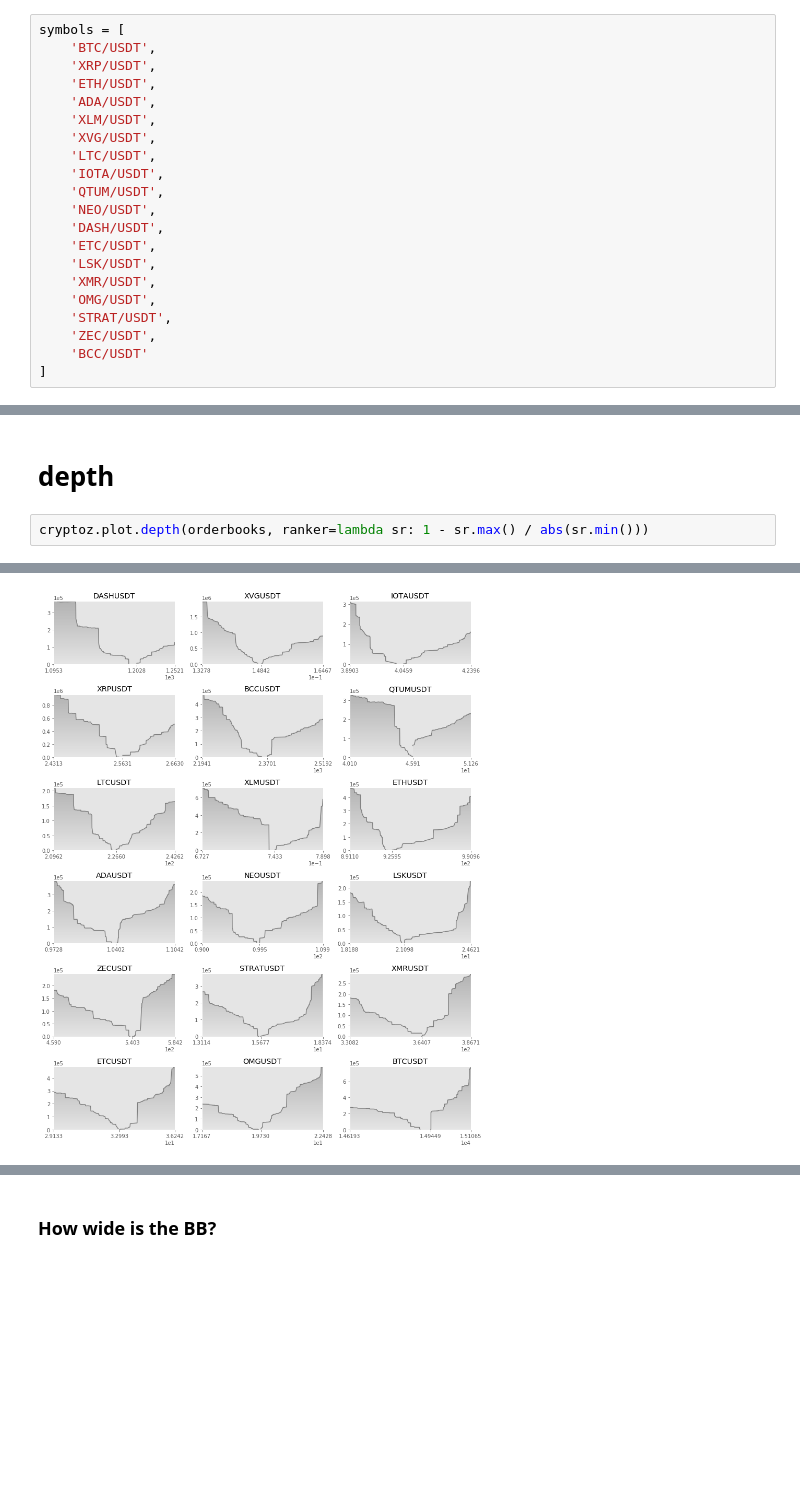
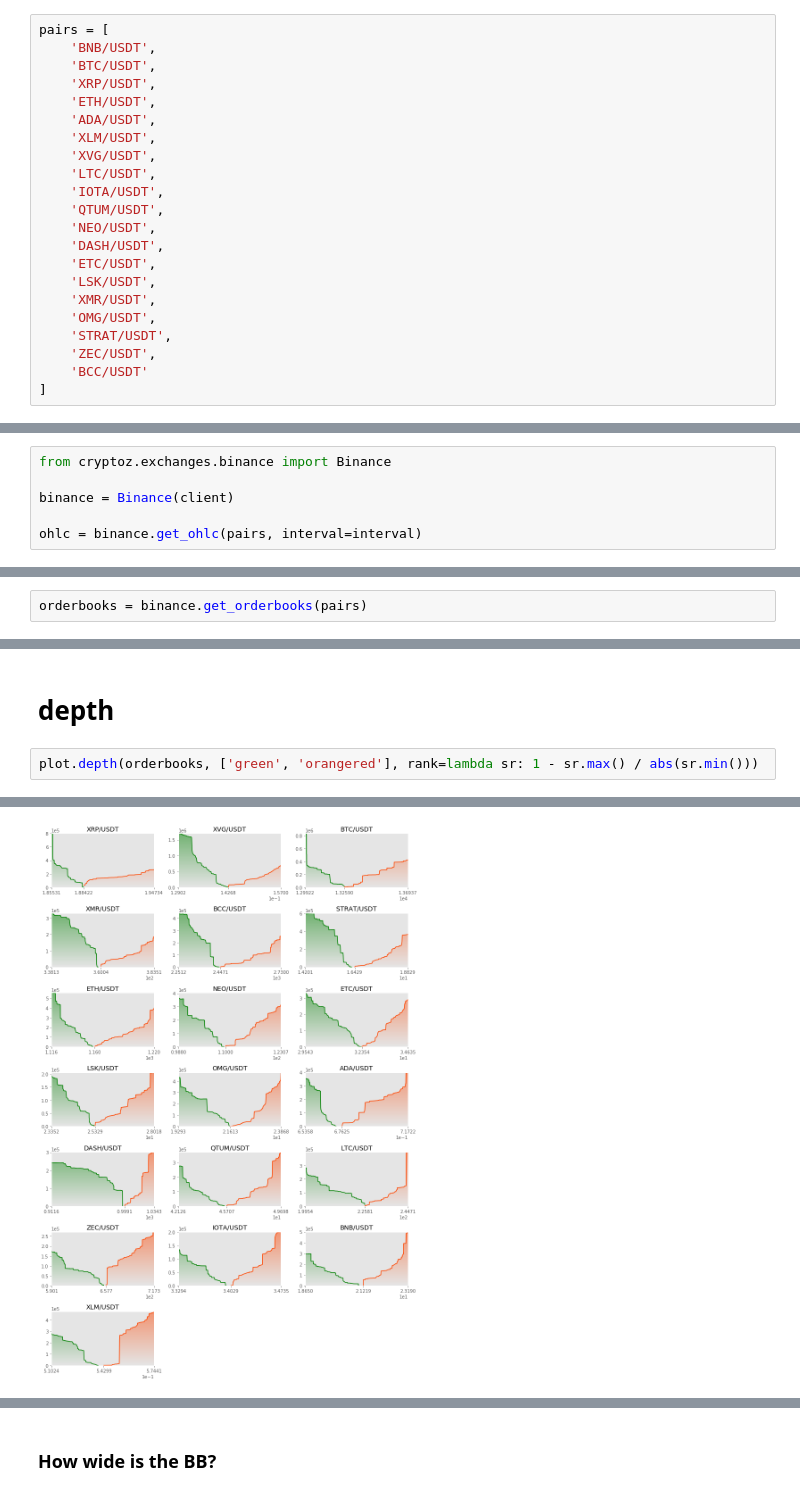
Before and after one commit to Sahanduiuc/cryptoz, a Jupyter notebook: Workbook.ipynb, the cells around one changed output, grey strips where cells are left out. Cells and saved outputs as stored; diff of their text form; blank space fills up the shorter version.

```diff
--- a/Workbook.ipynb
+++ b/Workbook.ipynb
@@ -13,5 +18,6 @@ client = Client(api_key, api_secret)
 # %%
-symbols = [
+pairs = [
+    'BNB/USDT',
     'BTC/USDT',
     'XRP/USDT',
     'ETH/USDT',
@@ -41,0 +45,6 @@ orderbooks = binance.orderbooks(client, symbols)
+# %%
+from cryptoz.exchanges.binance import Binance
+
+binance = Binance(client)
+
+ohlc = binance.get_ohlc(pairs, interval=interval)
@@ -41,0 +72,2 @@ orderbooks = binance.orderbooks(client, symbols)
+# %%
+orderbooks = binance.get_orderbooks(pairs)
@@ -200,5 +293,5 @@ cryptoz.plot.evolution(df.resample('4h').mean(), cmap=cmap, norm=norm)
 # %% [markdown]
 # depth
 # %%
-cryptoz.plot.depth(orderbooks, ranker=lambda sr: 1 - sr.max() / abs(sr.min()))
+plot.depth(orderbooks, ['green', 'orangered'], rank=lambda sr: 1 - sr.max() / abs(sr.min()))
 # %% [output]
@@ -210 +303 @@ cryptoz.plot.depth(orderbooks, ranker=lambda sr: 1 - sr.max() / abs(sr.min()))
-[figure, old version]
+[figure, new version]
```
Also changed, not shown: parts of 63 cells of this notebook.
